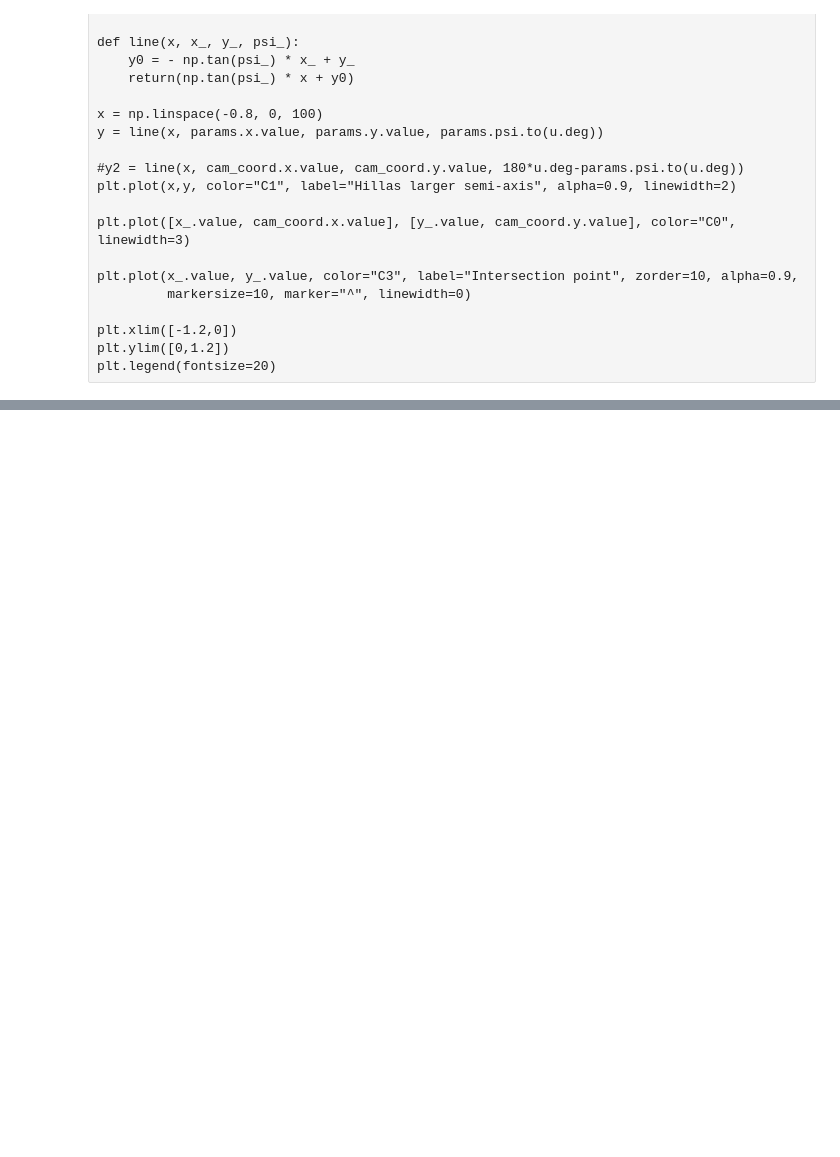
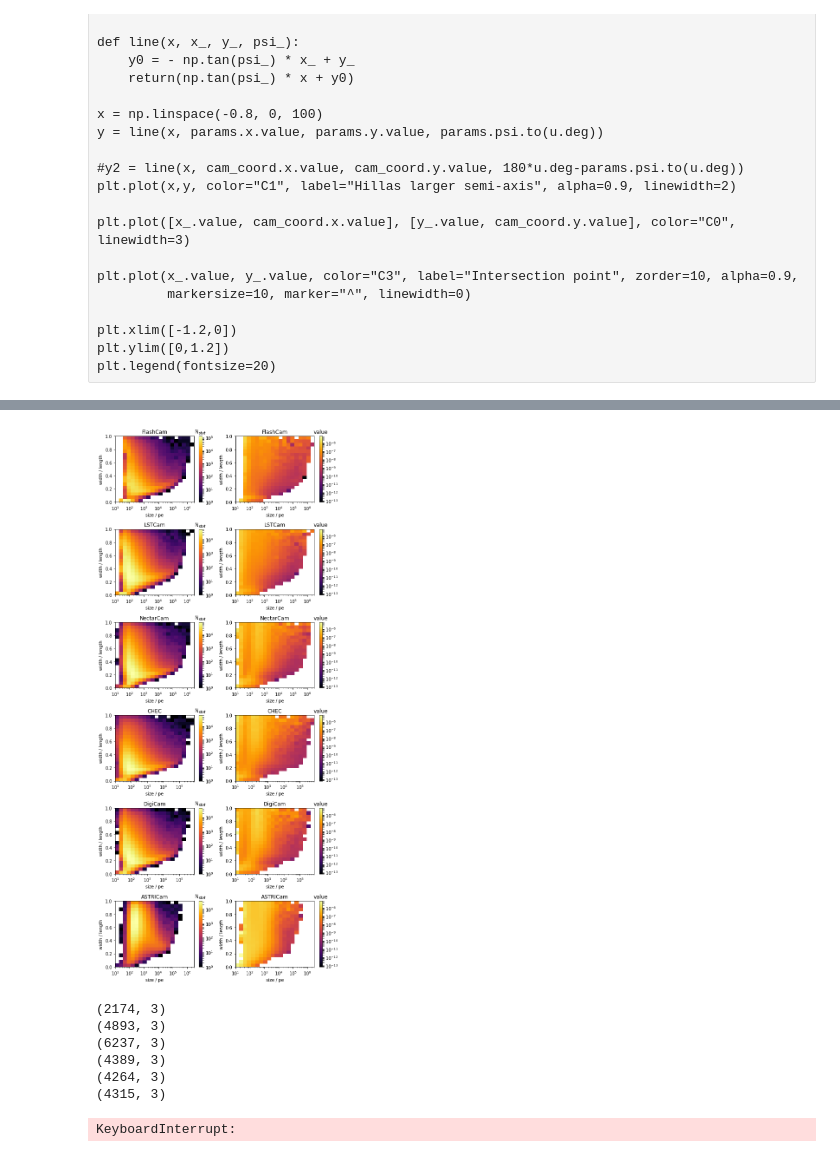
Before and after one commit to mireianievas/konsta_cta, a Jupyter notebook: Notebooks/direction_reco/AngularResolution.ipynb, the cells around one changed output, grey strips where cells are left out. Drawn from its saved outputs; the diff is of its cells as text; code cells hidden in the pictures; blank space fills up the shorter version.

```diff
--- a/Notebooks/direction_reco/AngularResolution.ipynb
+++ b/Notebooks/direction_reco/AngularResolution.ipynb
@@ -620,2 +561,0 @@ ctapipe.io.containers.DataContainer:
-# %%
-a = {1:np.array([1,2,3,4]), 2:[5,6,7]}
@@ -664,0 +593,14 @@ LUTgen.display_lookup()
+# %%
+maxvals = []
+minvals = []
+
+for a in np.array(list(LUTdeg.lookup.values()))[:,3]:
+    maxvals.append(np.max(a[~np.isnan(a)]))
+    minvals.append(np.min(a[~np.isnan(a)]))
+minval = np.min(minvals)
+maxval = np.max(maxvals)
+# %%
+LUTdeg = LookupGenerator.load("../../scripts/write_feature_list/ctapipe_aux_dir/direction_weights_LUT_deg.json")
+LUTdeg.display_lookup(xlabel="size / pe", ylabel="width / length", vmin=minval, vmax=maxval)
+# %% [output]
+[figure, added]
@@ -664,0 +625,16 @@ LUTgen.display_lookup()
+# %%
+for cam in LUTGen.data:
+    print(LUTGen.data[cam].shape)
+# %% [output]
+(2174, 3)
+(4893, 3)
+(6237, 3)
+(4389, 3)
+(4264, 3)
+(4315, 3)
+# %%
+files = glob.glob("/Users/konstantinpfrang/ctaout/point/make_LUT/LUT_all_dcalist/output*.h5")
+
+LUTGen = LookupGenerator.load_data_from_files(files)
+# %% [output]
+KeyboardInterrupt:
```
Also changed, not shown: parts of 36 cells of this notebook, 17 other files.
